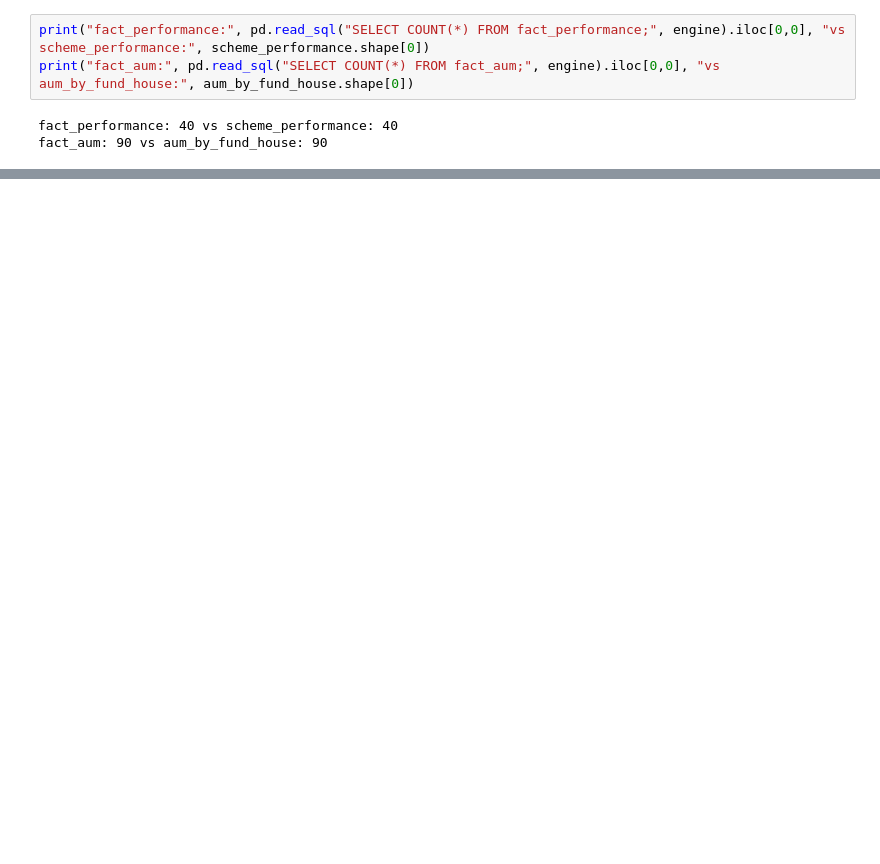
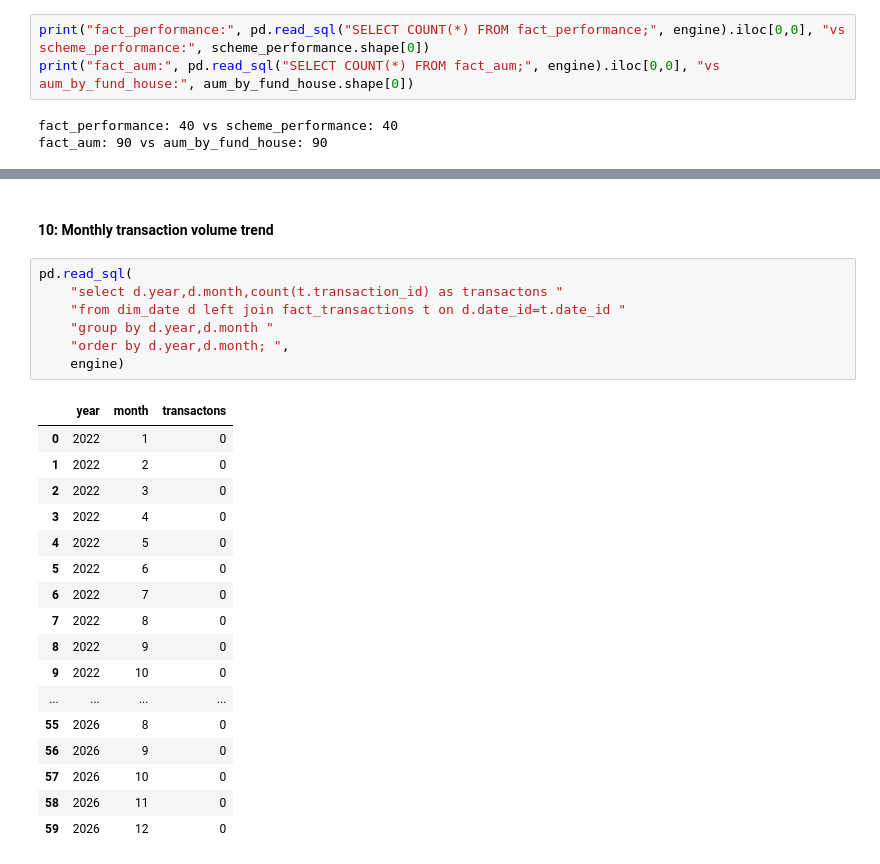
Before and after one commit to aksheyei/Mutual-Fund-Analysis, a Jupyter notebook: notebooks/day2_data_cleaning.ipynb, the cells around one changed output, grey strips where cells are left out. Cells and saved outputs as stored; diff of their text form; blank space fills up the shorter version.

```diff
--- a/notebooks/day2_data_cleaning.ipynb
+++ b/notebooks/day2_data_cleaning.ipynb
@@ -637,0 +872,27 @@ fact_aum: 90 vs aum_by_fund_house: 90
+# %% [markdown]
+#### 10: Monthly transaction volume trend
+# %%
+pd.read_sql(
+    "select d.year,d.month,count(t.transaction_id) as transactons "
+    "from dim_date d left join fact_transactions t on d.date_id=t.date_id "
+    "group by d.year,d.month "
+    "order by d.year,d.month; ",
+    engine)
+# %% [output]
+|  | year | month | transactons |
+| 0 | 2022 | 1 | 0 |
+| 1 | 2022 | 2 | 0 |
+| 2 | 2022 | 3 | 0 |
+| 3 | 2022 | 4 | 0 |
+| 4 | 2022 | 5 | 0 |
+| 5 | 2022 | 6 | 0 |
+| 6 | 2022 | 7 | 0 |
+| 7 | 2022 | 8 | 0 |
+| 8 | 2022 | 9 | 0 |
+| 9 | 2022 | 10 | 0 |
+| ... | ... | ... | ... |
+| 55 | 2026 | 8 | 0 |
+| 56 | 2026 | 9 | 0 |
+| 57 | 2026 | 10 | 0 |
+| 58 | 2026 | 11 | 0 |
+| 59 | 2026 | 12 | 0 |
```
Also changed, not shown: parts of 29 cells of this notebook, 1 other file.
